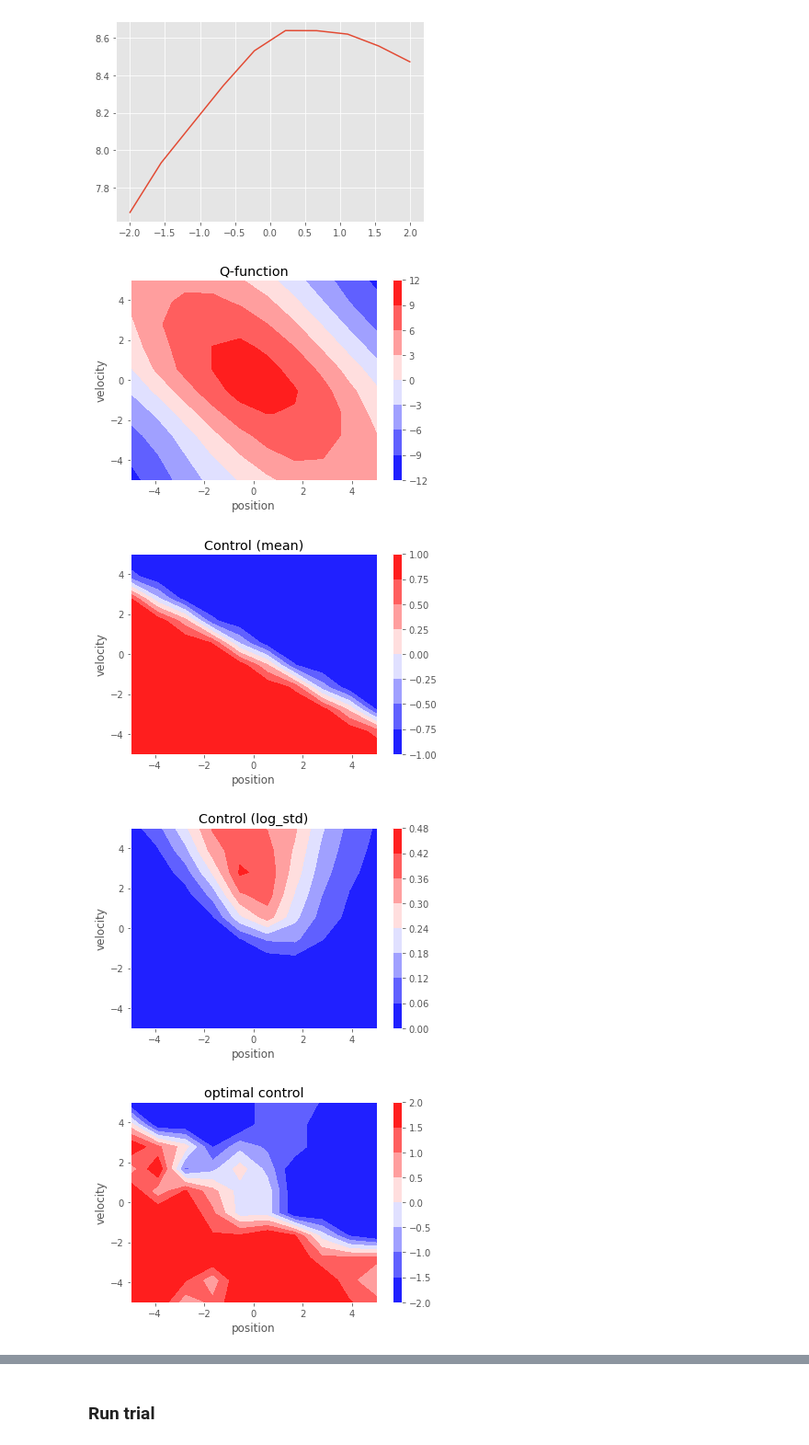
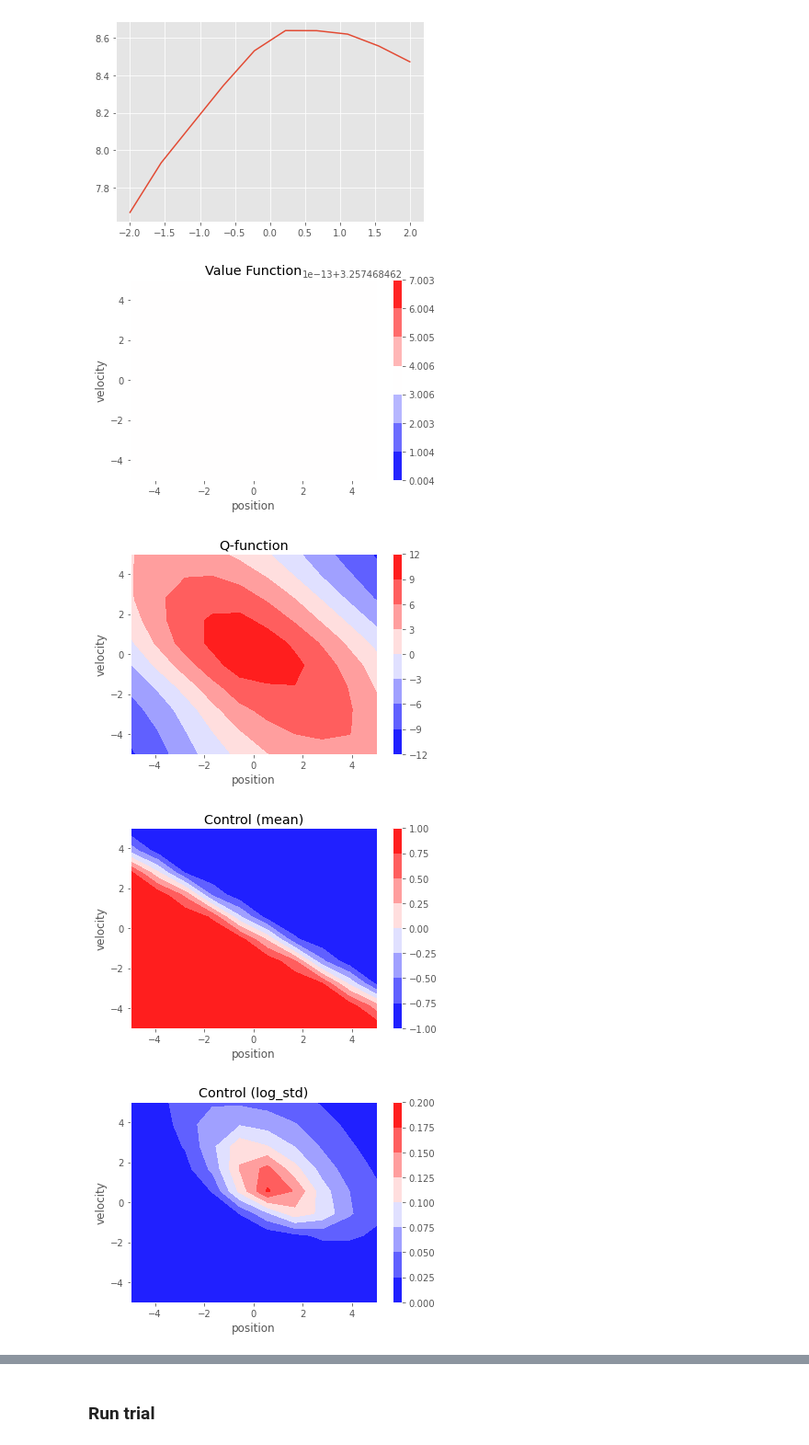
Before and after one commit to JopNiessen/DualControl, a Jupyter notebook: SAC_VI_v2.ipynb, the cells around one changed output, grey strips where cells are left out. Shown at 92% size. Cells and saved outputs as stored; diff of their text form; code cells hidden in the pictures.

```diff
--- a/SAC_VI_v2.ipynb
+++ b/SAC_VI_v2.ipynb
@@ -53,6 +54,7 @@ WARNING:jax._src.lib.xla_bridge:No GPU/TPU found, falling back to CPU. (Set TF_C
 # Training loop
 batch_size = 100
 n_iter = 1000
+lr_v = 1e-1
 lr_q = 1e-1
 lr_pi = 1e0
 key = jrandom.PRNGKey(0)
@@ -61,15 +63,17 @@ size = len(buffer)
 
 memory = {'param':np.zeros((n_iter, 2))}
 
+SVF = SoftValueFunction(2, key, eta=lr_v)
 SQF = SoftQFunction(3, key, eta=lr_q)
 PI = SoftPolicyFunction(2, key, eta=lr_pi)
 for it in range(n_iter):
-    key, key1, key2, key3 = jrandom.split(key, 4)
+    key, key1, key2, key3, key4 = jrandom.split(key, 5)
     indexes = jrandom.randint(key1, shape=(batch_size,), minval=0, maxval=size)
     state = buffer[indexes,:2]
     full_state = buffer[indexes,:3]
     reward = buffer[indexes,3:4]
     next_state = buffer[indexes, -2:]
+    SVF.update(state, SQF.predict, PI, key4)
     SQF.update(full_state, reward, next_state, PI, key2)
     PI.update(state, SQF.predict, key3)
 
@@ -108,6 +108,7 @@ x = np.linspace(-5,5,n)
 y = np.linspace(-5,5,n)
 u_space = np.linspace(-2, 2, n)
 xv, yv = np.meshgrid(x,y)
+zv = np.zeros((n, n))
 zq = np.zeros((n, n))
 zu = np.zeros((n, n))
 zstd = np.zeros((n, n))
@@ -119,11 +120,20 @@ for i in range(n):
         for k in range(n):
             u = u_space[k]
             Q[i, j, k] = SQF.predict(state, u)
+        v_val = SVF.predict(state)
         q_val = SQF.predict(state, 0)
         u_val, u_log_std = PI.model.predict(state, squash=True)
         zstd[i,j] = u_log_std
         zu[i,j] = u_val
+        zv[i,j] = v_val
         zq[i,j] = q_val
+
+plt.contourf(xv, yv, zv, cmap=cm.bwr)
+plt.xlabel('position')
+plt.ylabel('velocity')
+plt.colorbar()
+plt.title('Value Function')
+plt.show()
 
 plt.contourf(xv, yv, zq, cmap=cm.bwr)
 plt.xlabel('position')
@@ -132,34 +142,34 @@ plt.colorbar()
 plt.title('Q-function')
 plt.show()
 
 plt.contourf(xv, yv, zu, cmap=cm.bwr)
 plt.xlabel('position')
 plt.ylabel('velocity')
 plt.colorbar()
 plt.title('Control (mean)')
 plt.show()
 
 plt.contourf(xv, yv, zstd, cmap=cm.bwr)
 plt.xlabel('position')
 plt.ylabel('velocity')
 plt.colorbar()
 plt.title('Control (log_std)')
 plt.show()
 
 Q_idx = np.argmax(Q, axis=2)
 Qu = np.zeros_like(Q_idx, dtype=np.float32)
 for i, row in enumerate(Q_idx):
     for j, item in enumerate(row):
         Qu[i,j] = u_space[item]
 
 plt.contourf(xv, yv, Qu, cmap=cm.bwr)
 plt.xlabel('position')
 plt.ylabel('velocity')
 plt.colorbar()
 plt.title('optimal control')
 plt.show()
 # %% [output]
-[figure, old version]
+[figure, new version]
-[figure, old version]
+[figure, new version]
-[figure, old version]
+[figure, new version]
-[figure, old version]
+[figure, new version]
```
Also changed, not shown: parts of 9 cells of this notebook, 5 other files.
